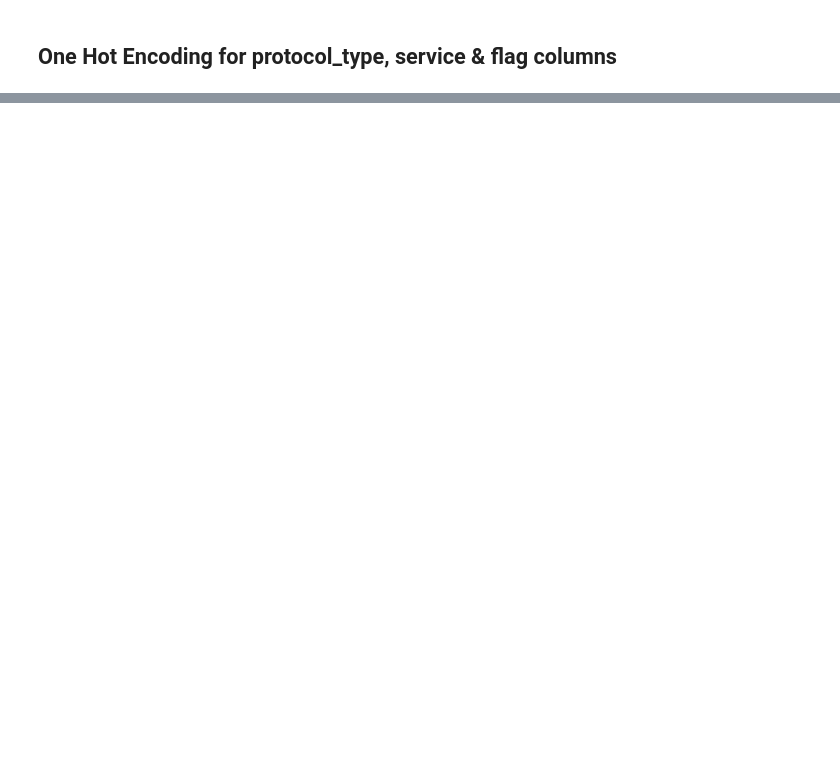
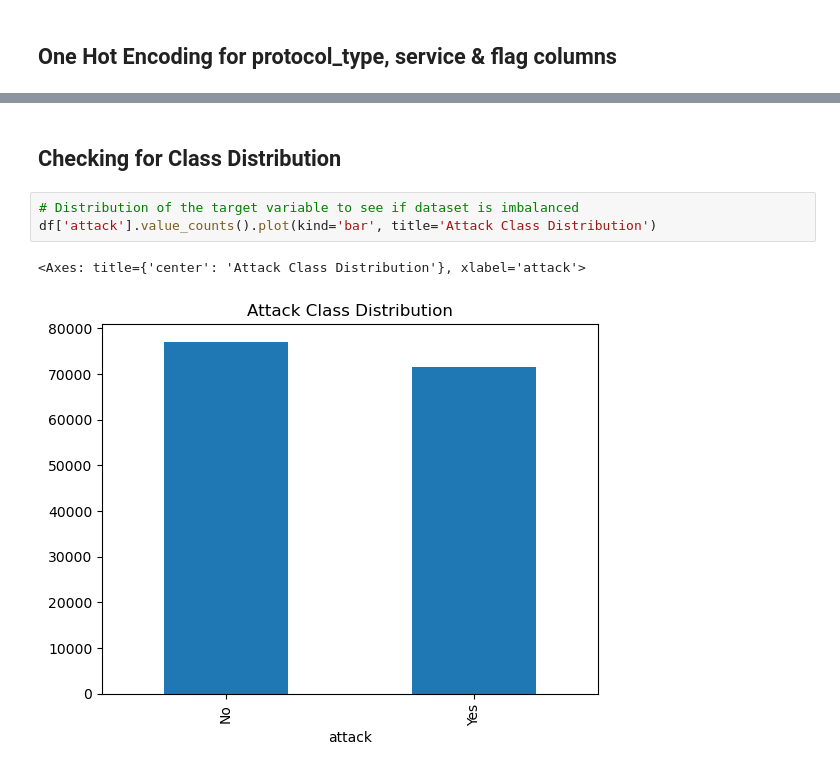
Before and after one commit to bnlcj98/AI-Assignment, a Jupyter notebook: Jupyter-Code.ipynb, the cells around one changed output, grey strips where cells are left out. Saved outputs shown, nothing was run; the diff lists cells and outputs as text; blank space fills up the shorter version.

```diff
--- a/Jupyter-Code.ipynb
+++ b/Jupyter-Code.ipynb
@@ -117,0 +163,8 @@ df_encoded
+# %% [markdown]
+## Checking for Class Distribution
+# %%
+# Distribution of the target variable to see if dataset is imbalanced
+df['attack'].value_counts().plot(kind='bar', title='Attack Class Distribution')
+# %% [output]
+<Axes: title={'center': 'Attack Class Distribution'}, xlabel='attack'>
+[figure, added]
```
Also changed, not shown: parts of 43 cells of this notebook.
